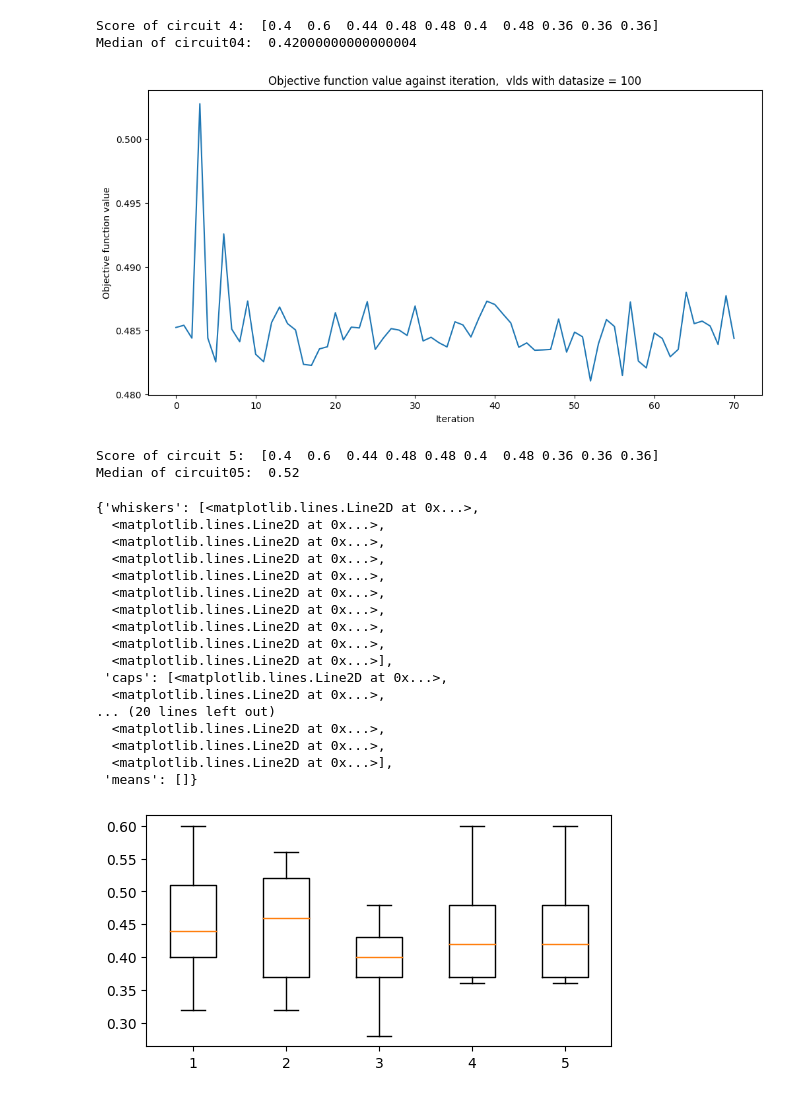
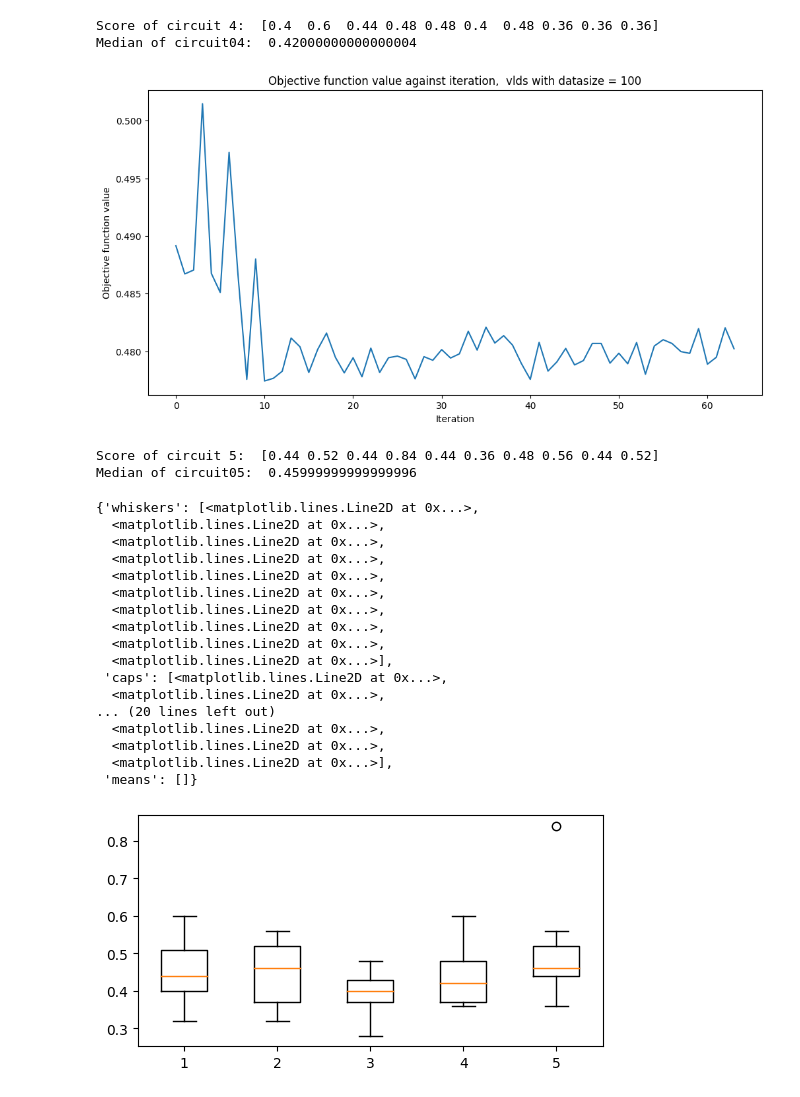
Before and after one commit to CoffeAddiict/QI_Project, a Jupyter notebook: vlds_100.ipynb, the cells around one changed output. Saved outputs shown, nothing was run; the diff lists cells and outputs as text; code cells hidden in the pictures.

Commit message:
updated circuits

```diff
--- a/vlds_100.ipynb
+++ b/vlds_100.ipynb
@@ -417,45 +417,46 @@ for x in tqdm(range(10)):
 
     circuit05_score = np.append(circuit05_score, circuit5_classifier.score(features_test, labels_test))
 
-print('Score of circuit 5: ',circuit04_score)
+print('Score of circuit 5: ',circuit05_score)
 
 import statistics
 print("Median of circuit05: ", str(statistics.median(circuit05_score)))
 
 """
-100%|██████████| 10/10 [05:35<00:00, 33.59s/it]Score of circuit 5:  [0.4  0.6  0.44 0.48 0.48 0.4  0.48 0.36 0.36 0.36]
-Median of circuit05:  0.52
+100%|██████████| 10/10 [06:18<00:00, 37.85s/it]
+Score of circuit 5:  [0.44 0.52 0.44 0.84 0.44 0.36 0.48 0.56 0.44 0.52]
+Median of circuit05:  0.45999999999999996
 """
 # %% [output]
-[figure, old version]
+[figure, new version]
-Score of circuit 5:  [0.4  0.6  0.44 0.48 0.48 0.4  0.48 0.36 0.36 0.36]
-Median of circuit05:  0.52
+Score of circuit 5:  [0.44 0.52 0.44 0.84 0.44 0.36 0.48 0.56 0.44 0.52]
+Median of circuit05:  0.45999999999999996
 # %%
 cirtui1_score = [ 0.36, 0.52, 0.4, 0.32, 0.6, 0.4, 0.52, 0.48, 0.4, 0.48 ]
 cirtui2_score = [ 0.36, 0.52, 0.44, 0.32, 0.56, 0.36, 0.52, 0.48, 0.4, 0.52 ]
 cirtui3_score = [ 0.36, 0.48, 0.4, 0.44, 0.36, 0.4, 0.48, 0.28, 0.4, 0.4 ]
 circuit04_score = [0.4, 0.6, 0.44, 0.48, 0.48, 0.4, 0.48, 0.36, 0.36, 0.36]
-circuit05_score = [0.4, 0.6, 0.44, 0.48, 0.48, 0.4, 0.48, 0.36, 0.36, 0.36]
+circuit05_score = [0.44, 0.52, 0.44, 0.84, 0.44, 0.36, 0.48, 0.56, 0.44, 0.52]
 
 scores = [cirtui1_score, cirtui2_score, cirtui3_score, circuit04_score, circuit05_score]
 
 plt.boxplot(scores)
 # %% [output]
 {'whiskers': [<matplotlib.lines.Line2D at 0x...>,
   <matplotlib.lines.Line2D at 0x...>,
   <matplotlib.lines.Line2D at 0x...>,
   <matplotlib.lines.Line2D at 0x...>,
   <matplotlib.lines.Line2D at 0x...>,
   <matplotlib.lines.Line2D at 0x...>,
   <matplotlib.lines.Line2D at 0x...>,
   <matplotlib.lines.Line2D at 0x...>,
   <matplotlib.lines.Line2D at 0x...>,
   <matplotlib.lines.Line2D at 0x...>],
  'caps': [<matplotlib.lines.Line2D at 0x...>,
   <matplotlib.lines.Line2D at 0x...>,
 ... (20 lines left out)
   <matplotlib.lines.Line2D at 0x...>,
   <matplotlib.lines.Line2D at 0x...>,
   <matplotlib.lines.Line2D at 0x...>],
  'means': []}
-[figure, old version]
+[figure, new version]
```
Also changed, not shown: 2 other files.
